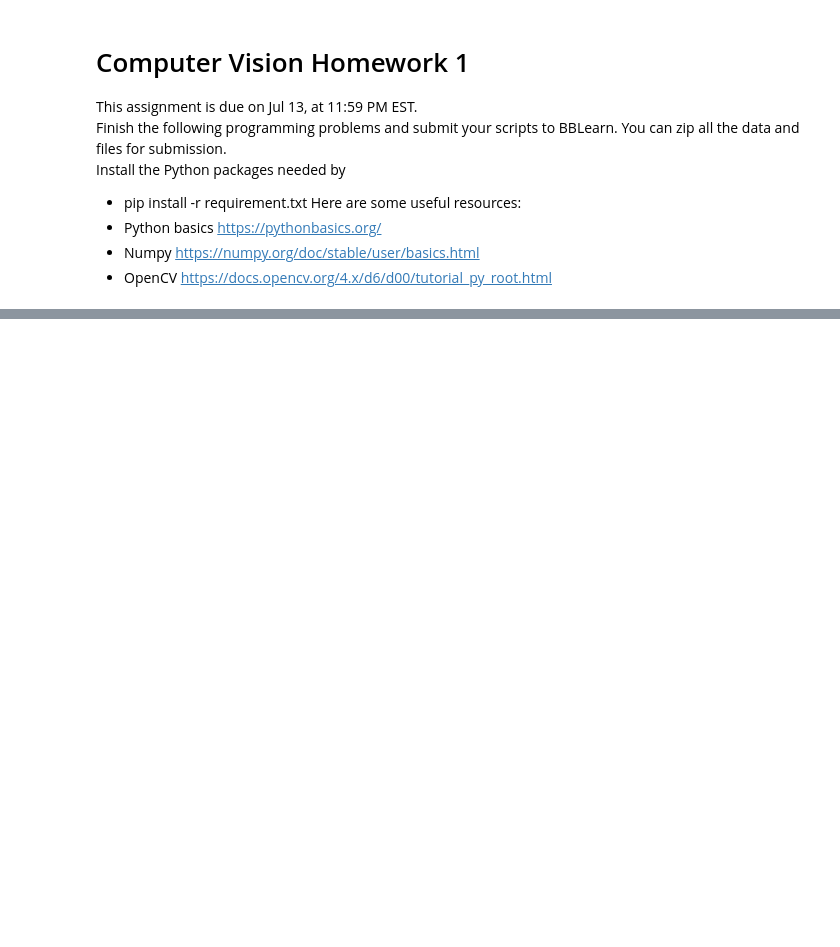
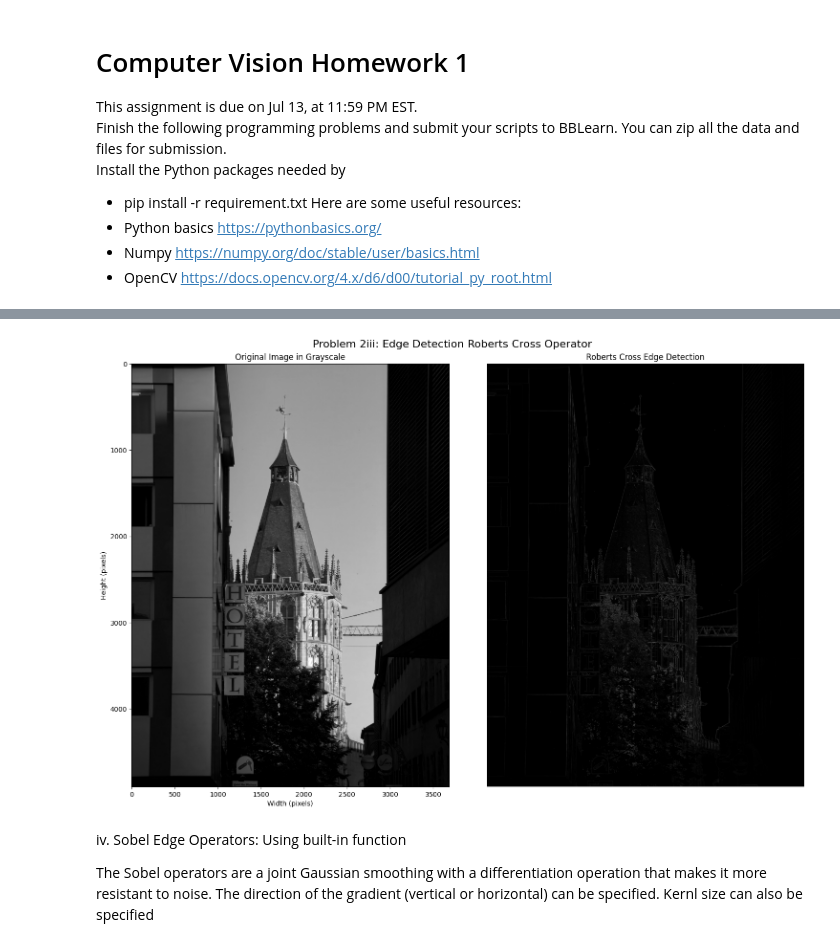
Before and after one commit to erinakin/ComputerVisionClass, a Jupyter notebook: ErinAkinjide_HW1.ipynb, the cells around one changed output, grey strips where cells are left out. Saved outputs shown, nothing was run; the diff lists cells and outputs as text; code cells hidden in the pictures; blank space fills up the shorter version.

```diff
--- a/ErinAkinjide_HW1.ipynb
+++ b/ErinAkinjide_HW1.ipynb
@@ -103,0 +208,41 @@ o Report the reprojection error calculated during the calibration process.
+# %%
+# Create Roberts Cross Operator kernels
+roberts_cross_vert = np.array([[1, 0], [0, -1]])
+roberts_cross_horz = np.array([[0, 1], [-1, 0]])
+
+# Load image to apply Roberts Cross Operator
+robcross_image = cv2.imread('pexels-jimmykphotos-32954778.jpg').astype('float32')  # Load your image here
+robcross_grayimage = cv2.cvtColor(robcross_image, cv2.COLOR_BGR2GRAY)
+robcross_grayimage/= 255.0  # Normalize to [0, 1] range
+
+# Apply Roberts Cross Operator
+vertical = ndimage.convolve(robcross_grayimage, roberts_cross_vert)
+horizontal = ndimage.convolve(robcross_grayimage, roberts_cross_horz)
+
+# Calculate the magnitude of the gradient
+roberts = np.sqrt(np.square(vertical) + np.square(horizontal))
+roberts*= 255.0 # Scale back to [0, 255] range
+# %%
+# Display results
+results = [("Original Image in Grayscale", robcross_grayimage),
+           ("Roberts Cross Edge Detection", roberts)]
+
+fig, axes = plt.subplots(1, 2, figsize=(15, 10))
+for i, (title, img) in enumerate(results):
+    axes[i].imshow(img, cmap='gray')
+    axes[i].set_title(title)
+    axes[i].set_xlabel("Width (pixels)")
+    axes[i].set_ylabel("Height (pixels)")
+
+plt.suptitle("Problem 2iii: Edge Detection Roberts Cross Operator", fontsize=16)
+plt.tight_layout()
+plt.axis('off')
+plt.show()
+# %% [output]
+[figure, added]
+# %% [markdown]
+
+iv. Sobel Edge Operators: Using built-in function
+
+The Sobel operators are a joint Gaussian smoothing with a differentiation operation that makes it more resistant to noise.
+The direction of the gradient (vertical or horizontal) can be specified. Kernl size can also be specified
```
Also changed, not shown: parts of 19 cells of this notebook, 8 other files.
